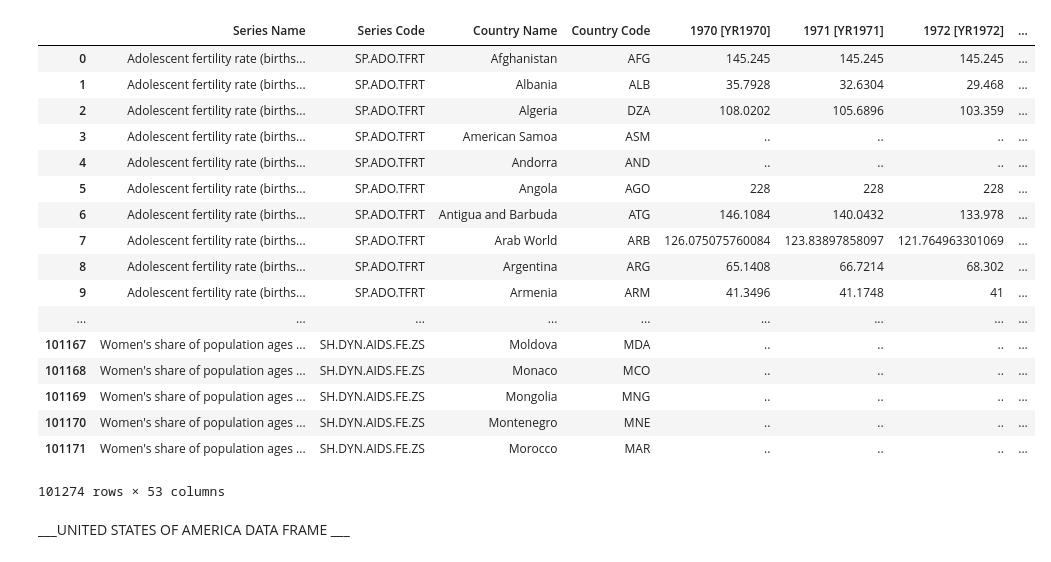
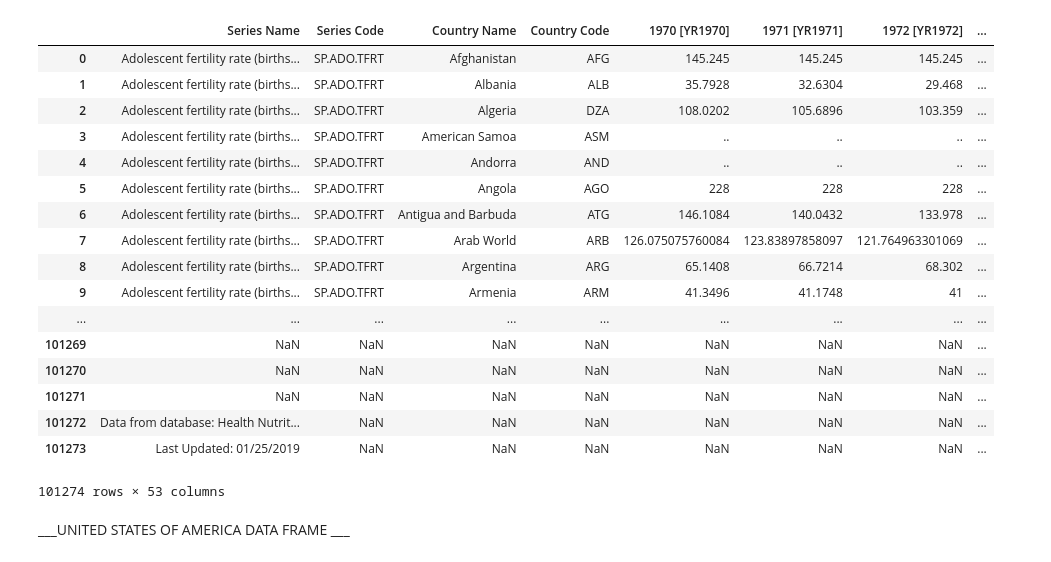
Before and after one commit to tranj8229/dss_sp19, a Jupyter notebook: World Health and Nutrition Project.ipynb, the cells around one changed output. Saved outputs shown, nothing was run; the diff lists cells and outputs as text; code cells hidden in the pictures.

```diff
--- a/World Health and Nutrition Project.ipynb
+++ b/World Health and Nutrition Project.ipynb
@@ -8,26 +8,27 @@ from sklearn import preprocessing
 import csv
 # %%
 # Original Data Frame
-original_df = pd.read_csv("nutrition-and-health.csv")
+url = 'https://raw.githubusercontent.com/tranj8229/dss_sp19/master/nutrition-and-health.csv'
+original_df = pd.read_csv(url)
 original_df
 # %% [output]
 |  | Series Name | Series Code | Country Name | Country Code | 1970 [YR1970] | 1971 [YR1971] | 1972 [YR1972] | ... |
 | 0 | Adolescent fertility rate (births... | SP.ADO.TFRT | Afghanistan | AFG | 145.245 | 145.245 | 145.245 | ... |
 | 1 | Adolescent fertility rate (births... | SP.ADO.TFRT | Albania | ALB | 35.7928 | 32.6304 | 29.468 | ... |
 | 2 | Adolescent fertility rate (births... | SP.ADO.TFRT | Algeria | DZA | 108.0202 | 105.6896 | 103.359 | ... |
 | 3 | Adolescent fertility rate (births... | SP.ADO.TFRT | American Samoa | ASM | .. | .. | .. | ... |
 | 4 | Adolescent fertility rate (births... | SP.ADO.TFRT | Andorra | AND | .. | .. | .. | ... |
 | 5 | Adolescent fertility rate (births... | SP.ADO.TFRT | Angola | AGO | 228 | 228 | 228 | ... |
 | 6 | Adolescent fertility rate (births... | SP.ADO.TFRT | Antigua and Barbuda | ATG | 146.1084 | 140.0432 | 133.978 | ... |
 | 7 | Adolescent fertility rate (births... | SP.ADO.TFRT | Arab World | ARB | 126.075075760084 | 123.83897858097 | 121.764963301069 | ... |
 | 8 | Adolescent fertility rate (births... | SP.ADO.TFRT | Argentina | ARG | 65.1408 | 66.7214 | 68.302 | ... |
 | 9 | Adolescent fertility rate (births... | SP.ADO.TFRT | Armenia | ARM | 41.3496 | 41.1748 | 41 | ... |
 | ... | ... | ... | ... | ... | ... | ... | ... | ... |
-| 101167 | Women's share of population ages ... | SH.DYN.AIDS.FE.ZS | Moldova | MDA | .. | .. | .. | ... |
-| 101168 | Women's share of population ages ... | SH.DYN.AIDS.FE.ZS | Monaco | MCO | .. | .. | .. | ... |
-| 101169 | Women's share of population ages ... | SH.DYN.AIDS.FE.ZS | Mongolia | MNG | .. | .. | .. | ... |
-| 101170 | Women's share of population ages ... | SH.DYN.AIDS.FE.ZS | Montenegro | MNE | .. | .. | .. | ... |
-| 101171 | Women's share of population ages ... | SH.DYN.AIDS.FE.ZS | Morocco | MAR | .. | .. | .. | ... |
+| 101269 | NaN | NaN | NaN | NaN | NaN | NaN | NaN | ... |
+| 101270 | NaN | NaN | NaN | NaN | NaN | NaN | NaN | ... |
+| 101271 | NaN | NaN | NaN | NaN | NaN | NaN | NaN | ... |
+| 101272 | Data from database: Health Nutrit... | NaN | NaN | NaN | NaN | NaN | NaN | ... |
+| 101273 | Last Updated: 01/25/2019 | NaN | NaN | NaN | NaN | NaN | NaN | ... |
 101274 rows × 53 columns
 # %% [markdown]
 ___UNITED STATES OF AMERICA DATA FRAME ___
```
Also changed, not shown: parts of 1 cell of this notebook.
